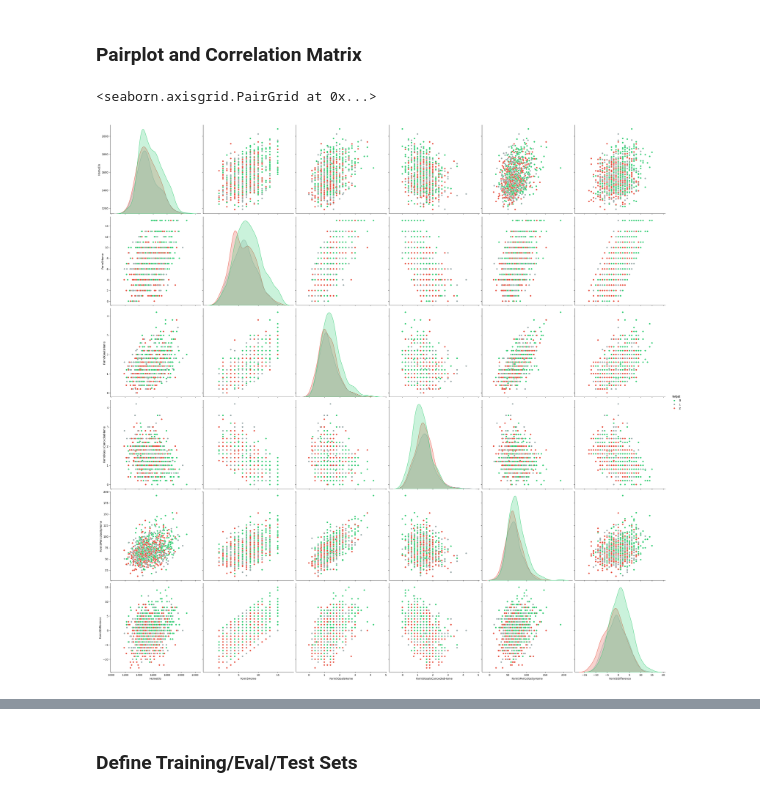
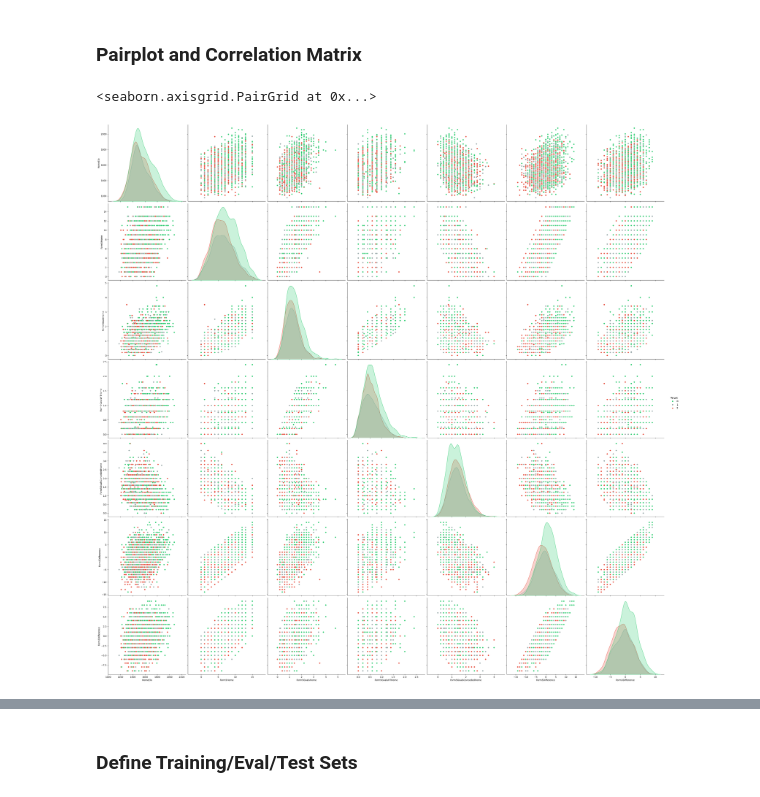
Before and after one commit to grimaldiTob/Football-Match-Predictor, a Jupyter notebook: match_predictor.ipynb, the cells around one changed output, grey strips where cells are left out. Saved outputs shown, nothing was run; the diff lists cells and outputs as text; code cells hidden in the pictures.

```diff
--- a/match_predictor.ipynb
+++ b/match_predictor.ipynb
@@ -107,27 +107,34 @@ def compute_avg(df, group_ft, feature, n = 5):
     """
     avg = df.groupby(group_ft)[feature].shift(1).rolling(window=n, min_periods=1).mean()
     return avg
+    # 'C_HTB', 'C_PHB',
 
-df_home = thin_df[["MatchDate", "HomeTeam", "HomeShots", "FTHome", "FTAway", "HomeTarget"]].copy()
+df_home = thin_df[["MatchDate", "HomeTeam", "HomeShots", "FTHome", "FTAway", "HomeTarget", "HTHome", "AttackingCoefficientHome", "CorrectnessCoefficientHome", 'C_LTH', 'C_VHD']].copy()
 df_home = df_home.rename(columns={
     'HomeTeam': 'team',
     'FTHome': 'goals',
+    'HTHome': 'goals_ht',
     'HomeShots': 'shots',
     'HomeTarget': 'target',
     'FTAway': 'conceded',
     'AttackingCoefficientHome': 'pericolosity',
-    'CorrectnessCoefficientHome': 'correctness'
+    'CorrectnessCoefficientHome': 'correctness',
+    'C_LTH': 'lowTempo',
+    'C_VHD': 'visiblyDominated'
 })
 
-df_away = thin_df[["MatchDate", "AwayTeam", "AwayShots", "FTAway", "FTHome", "AwayTarget", "AttackingCoefficientAway", "CorrectnessCoefficientAway"]].copy()
+df_away = thin_df[["MatchDate", "AwayTeam", "AwayShots", "FTAway", "FTHome", "HTAway", "AwayTarget", "AttackingCoefficientAway", "CorrectnessCoefficientAway", 'C_LTA', 'C_VAD']].copy()
 df_away = df_away.rename(columns={
     'AwayTeam': 'team',
     'FTAway': 'goals',
+    'HTAway': 'goals_ht',
     'AwayShots': 'shots',
     'AwayTarget': 'target',
     'FTHome': 'conceded',
     'AttackingCoefficientAway': 'pericolosity',
-    'CorrectnessCoefficientAway': 'correctness'
+    'CorrectnessCoefficientAway': 'correctness',
+    'C_LTA': 'lowTempo',
+    'C_VAD': 'visiblyDominated'
 })
 
 cat_df = pd.concat([df_home, df_away])
@@ -155,9 +165,12 @@ memory usage: 4.3 MB
 cat_df['Form5Shots'] = compute_avg(cat_df, 'team', 'shots')
 cat_df['Form5Target'] = compute_avg(cat_df, 'team', 'target')
 cat_df['Form5Goals'] = compute_avg(cat_df, 'team', 'goals')
+cat_df['Form5GoalsHT'] = compute_avg(cat_df, 'team', 'goals_ht')
 cat_df['Form5GoalsConceded'] = compute_avg(cat_df, 'team', 'conceded')
 cat_df['Form5Pericolosity'] = compute_avg(cat_df, 'team', 'pericolosity')
 cat_df['Form5Correctness'] = compute_avg(cat_df, 'team', 'correctness')
+cat_df['Form5lowTempo'] = compute_avg(cat_df, 'team', 'lowTempo')
+cat_df['Form5visiblyDominated'] = compute_avg(cat_df, 'team', 'visiblyDominated')
 
 thin_df = thin_df.merge(
     cat_df,
@@ -170,11 +183,14 @@ thin_df = thin_df.rename(columns={
     'Form5Shots': 'Form5ShotsHome',
     'Form5Target': 'Form5TargetHome',
     'Form5Goals': 'Form5GoalsHome',
+    'Form5GoalsHT': 'Form5GoalsHTHome',
     'Form5GoalsConceded': 'Form5GoalsConcededHome',
     'Form5Pericolosity': 'Form5PericolosityHome',
-    'Form5Correctness': 'Form5CorrectnessHome'
+    'Form5Correctness': 'Form5CorrectnessHome',
+    'Form5lowTempo': 'Form5lowTempoHome',
+    'Form5visiblyDominated': 'Form5visiblyDominatedHome'
     })
-thin_df = thin_df.drop(columns=['team', 'goals', 'shots', 'target', 'conceded', 'pericolosity', 'correctness'])
+thin_df = thin_df.drop(columns=['team', 'goals', 'shots', 'target', 'goals_ht','conceded', 'pericolosity', 'correctness', 'lowTempo', 'visiblyDominated'])
 
 thin_df = thin_df.merge(
     cat_df,
@@ -187,16 +203,20 @@ thin_df = thin_df.rename(columns={
     'Form5Shots': 'Form5ShotsAway',
     'Form5Target': 'Form5TargetAway',
     'Form5Goals': 'Form5GoalsAway',
+    'Form5GoalsHT': 'Form5GoalsHTAway',
     'Form5GoalsConceded': 'Form5GoalsConcededAway',
     'Form5Pericolosity': 'Form5PericolosityAway',
-    'Form5Correctness': 'Form5CorrectnessAway'
+    'Form5Correctness': 'Form5CorrectnessAway',
+    'Form5lowTempo': 'Form5lowTempoAway',
+    'Form5visiblyDominated': 'Form5visiblyDominatedAway'
 })
-thin_df = thin_df.drop(columns=['team', 'goals', 'shots', 'target', 'conceded', 'pericolosity', 'correctness'])
+thin_df = thin_df.drop(columns=['team', 'goals', 'shots', 'goals_ht', 'target', 'conceded', 'pericolosity', 'correctness', 'lowTempo', 'visiblyDominated'])
 # %%
 drop_columns = [
     'HomeShots', 'AwayShots', 'HomeTarget', 'AwayTarget', 'FTHome', 'FTAway',
-    'AttackingCoefficientHome', 'AttackingCoefficientAway',
-    'CorrectnessCoefficientHome', 'CorrectnessCoefficientAway'
+    'AttackingCoefficientHome', 'AttackingCoefficientAway', 'HTHome', 'HTAway',
+    'CorrectnessCoefficientHome', 'CorrectnessCoefficientAway',
+    'C_LTH', 'C_LTA', 'C_VHD', 'C_VAD'
 ]
 
 thin_df = thin_df.drop(columns=drop_columns)
@@ -321,15 +336,15 @@ df_min
 # %%
 import seaborn as sns
 
 cols_relation = [
-    'HomeElo', 'Form5Home', 'Form5GoalsHome', 'Form5GoalsConcededHome', 'Form5PericolosityHome', 'Form5Difference'
+    'HomeElo', 'Form5Home', 'Form5GoalsHome', 'Form5GoalsHTHome', 'Form5GoalsConcededHome', 'Form5Difference', 'Form3Difference'
 ]
-random_df = df_min.sample(1000)
+random_df = df_min.sample(2000)
 
 sns.pairplot(random_df, x_vars=cols_relation, y_vars=cols_relation, hue="Target", palette=['#2ecc71', '#95a5a6', '#e74c3c'], height=5).add_legend()
 # %% [output]
 <seaborn.axisgrid.PairGrid at 0x...>
-[figure, old version]
+[figure, new version]
 # %%
 corrmat = df_min[cols_relation].corr()
 plt.figure(figsize=(12,9))
```
Also changed, not shown: parts of 12 cells of this notebook.
